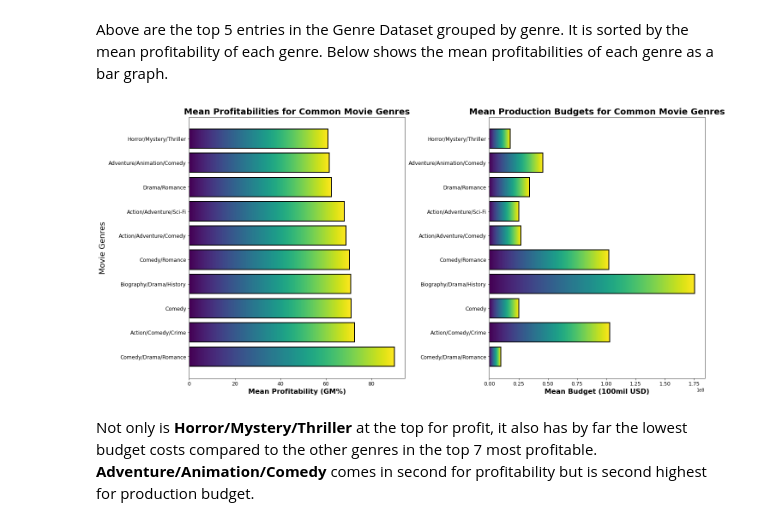
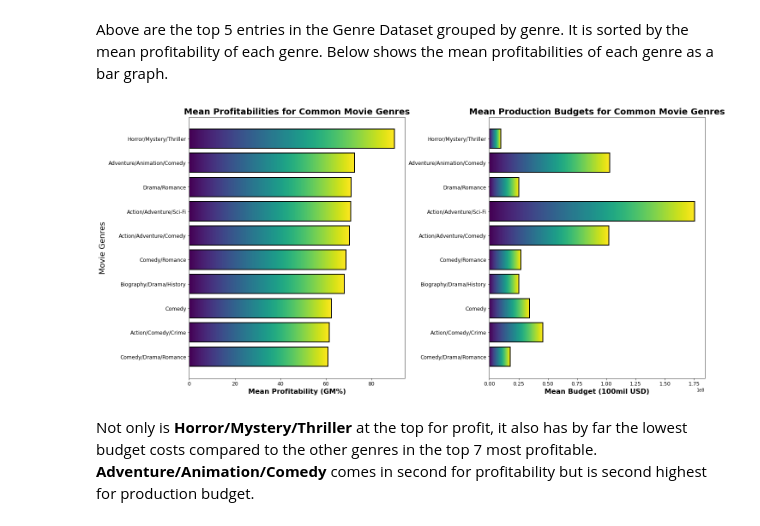
Before and after one commit to ewjohn127/dsc_project_1, a Jupyter notebook: Phase1_Project.ipynb, the cells around one changed output. Drawn from its saved outputs; the diff is of its cells as text; code cells hidden in the pictures.

Commit message:
Fixed notebook graphs, added pdf version of notebook

```diff
--- a/Phase1_Project.ipynb
+++ b/Phase1_Project.ipynb
@@ -188,36 +190,36 @@ def gradientbars(bars):
     grad = np.atleast_2d(np.linspace(0,1,256))
     ax = bars[0].axes
     lim = ax.get_xlim()+ax.get_ylim()
     for bar in bars:
         bar.set_zorder(1)
         bar.set_facecolor("none")
         x,y = bar.get_xy()
         w, h = bar.get_width(), bar.get_height()
         ax.imshow(grad, extent=[x,x+w,y,y+h], aspect="auto", zorder=0)
     ax.axis(lim)
 
 fig, axes = plt.subplots(nrows=1,ncols=2)
 
-bar = axes[0].barh(y=df_idea1_g_grouped.index[::-1],width=df_idea1_g_grouped['gross_margin'],linewidth=2,edgecolor='black')
-bar1 = axes[1].barh(y=df_idea1_g_grouped.index[::-1],width=df_idea1_g_grouped['mean_budget'],linewidth=2,edgecolor='black')
+bar = axes[0].barh(y=df_idea1_g_grouped.index[::-1],width=df_idea1_g_grouped['gross_margin'][::-1],linewidth=2,edgecolor='black')
+bar1 = axes[1].barh(y=df_idea1_g_grouped.index[::-1],width=df_idea1_g_grouped['mean_budget'][::-1],linewidth=2,edgecolor='black')
 
 gradientbars(bar)
 gradientbars(bar1)
 fig.set_figheight(10)
 fig.set_figwidth(20)
 fig.tight_layout(pad=4)
 axes[0].tick_params(axis='both',which='major',labelsize=12)
 axes[1].tick_params(axis='both',which='major',labelsize=12)
 axes[0].set_title('Mean Profitabilities for Common Movie Genres',fontsize=20,fontweight='bold')
 axes[1].set_title('Mean Production Budgets for Common Movie Genres',fontsize=20,fontweight='bold')
 axes[0].set_xlabel('Mean Profitability (GM%)',fontsize=16,fontweight='bold')
 axes[1].set_xlabel('Mean Budget (100mil USD)',fontsize=16,fontweight='bold')
 axes[0].set_ylabel('Movie Genres',fontsize=18)
 axes[1].set_ylabel('')
 
 plt.show()
 # %% [output]
-[figure, old version]
+[figure, new version]
 # %% [markdown]
 Not only is **Horror/Mystery/Thriller** at the top for profit, it also has by far the lowest budget costs compared to the other genres in the top 7 most profitable. **Adventure/Animation/Comedy** comes in second for profitability but is second highest for production budget.
 # %% [markdown]
```
Also changed, not shown: parts of 7 cells of this notebook, 2 other files.
